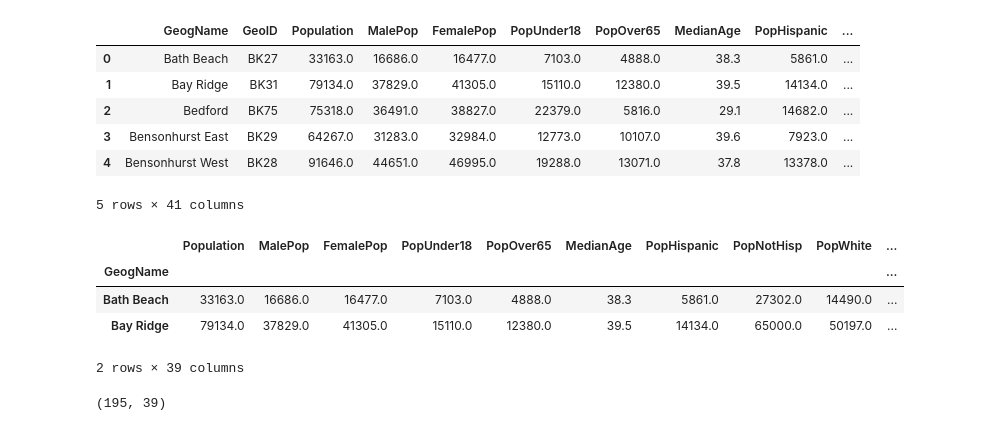
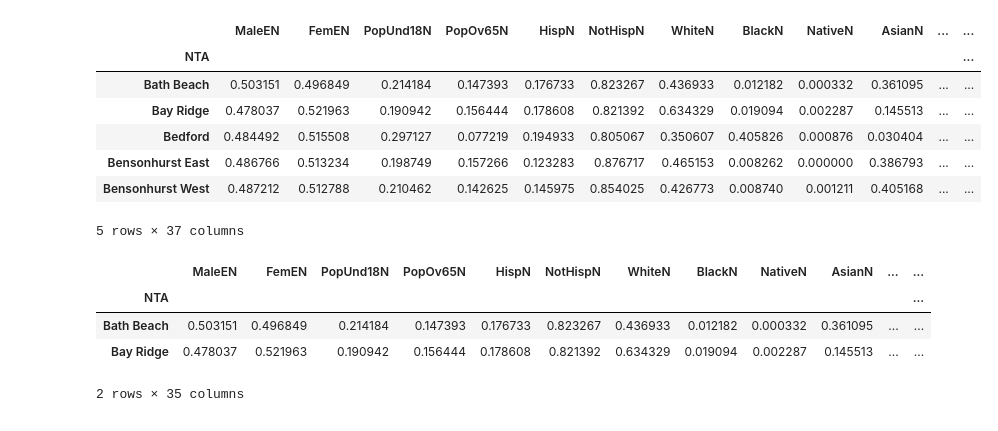
Before and after one commit to leonaisabelle/CUSP-ADS-Project, a Jupyter notebook: modelling_notebooks/PCA.ipynb, the cells around one changed output. Drawn from its saved outputs; the diff is of its cells as text; code cells hidden in the pictures.

```diff
--- a/modelling_notebooks/PCA.ipynb
+++ b/modelling_notebooks/PCA.ipynb
@@ -16,11 +11,12 @@ from sklearn.metrics import silhouette_samples, silhouette_score
 # %%
-data = pd.read_csv('../data/ACS_Merged_renamed.csv', index_col=0) # 2012-2016
+data = pd.read_csv('../data/Norm_Data_Final.csv', index_col=0) # 2012-2016
 data.head()
 # %% [output]
-|  | GeogName | GeoID | Population | MalePop | FemalePop | PopUnder18 | PopOver65 | MedianAge | PopHispanic | ... |
-| 0 | Bath Beach | BK27 | 33163.0 | 16686.0 | 16477.0 | 7103.0 | 4888.0 | 38.3 | 5861.0 | ... |
-| 1 | Bay Ridge | BK31 | 79134.0 | 37829.0 | 41305.0 | 15110.0 | 12380.0 | 39.5 | 14134.0 | ... |
-| 2 | Bedford | BK75 | 75318.0 | 36491.0 | 38827.0 | 22379.0 | 5816.0 | 29.1 | 14682.0 | ... |
-| 3 | Bensonhurst East | BK29 | 64267.0 | 31283.0 | 32984.0 | 12773.0 | 10107.0 | 39.6 | 7923.0 | ... |
-| 4 | Bensonhurst West | BK28 | 91646.0 | 44651.0 | 46995.0 | 19288.0 | 13071.0 | 37.8 | 13378.0 | ... |
+|  | MaleEN | FemEN | PopUnd18N | PopOv65N | HispN | NotHispN | WhiteN | BlackN | NativeN | AsianN | ... | ... |
+| NTA |  |  |  |  |  |  |  |  |  |  |  | ... |
+| Bath Beach | 0.503151 | 0.496849 | 0.214184 | 0.147393 | 0.176733 | 0.823267 | 0.436933 | 0.012182 | 0.000332 | 0.361095 | ... | ... |
+| Bay Ridge | 0.478037 | 0.521963 | 0.190942 | 0.156444 | 0.178608 | 0.821392 | 0.634329 | 0.019094 | 0.002287 | 0.145513 | ... | ... |
+| Bedford | 0.484492 | 0.515508 | 0.297127 | 0.077219 | 0.194933 | 0.805067 | 0.350607 | 0.405826 | 0.000876 | 0.030404 | ... | ... |
+| Bensonhurst East | 0.486766 | 0.513234 | 0.198749 | 0.157266 | 0.123283 | 0.876717 | 0.465153 | 0.008262 | 0.000000 | 0.386793 | ... | ... |
+| Bensonhurst West | 0.487212 | 0.512788 | 0.210462 | 0.142625 | 0.145975 | 0.854025 | 0.426773 | 0.008740 | 0.001211 | 0.405168 | ... | ... |
-5 rows × 41 columns
+5 rows × 37 columns
@@ -29,13 +23,10 @@ data.set_index('GeogName', inplace=True)
 # %%
-data = data.drop(columns=['GeoID'])
-data.head(2)
+y = data[['HasGarden', 'GardenCounts']]
+X = data.drop(columns=['HasGarden', 'GardenCounts'])
+X.head(2)
 # %% [output]
-|  | Population | MalePop | FemalePop | PopUnder18 | PopOver65 | MedianAge | PopHispanic | PopNotHisp | PopWhite | ... |
-| GeogName |  |  |  |  |  |  |  |  |  | ... |
-| Bath Beach | 33163.0 | 16686.0 | 16477.0 | 7103.0 | 4888.0 | 38.3 | 5861.0 | 27302.0 | 14490.0 | ... |
-| Bay Ridge | 79134.0 | 37829.0 | 41305.0 | 15110.0 | 12380.0 | 39.5 | 14134.0 | 65000.0 | 50197.0 | ... |
+|  | MaleEN | FemEN | PopUnd18N | PopOv65N | HispN | NotHispN | WhiteN | BlackN | NativeN | AsianN | ... | ... |
+| NTA |  |  |  |  |  |  |  |  |  |  |  | ... |
+| Bath Beach | 0.503151 | 0.496849 | 0.214184 | 0.147393 | 0.176733 | 0.823267 | 0.436933 | 0.012182 | 0.000332 | 0.361095 | ... | ... |
+| Bay Ridge | 0.478037 | 0.521963 | 0.190942 | 0.156444 | 0.178608 | 0.821392 | 0.634329 | 0.019094 | 0.002287 | 0.145513 | ... | ... |
-2 rows × 39 columns
+2 rows × 35 columns
-# %%
-data.shape
-# %% [output]
-(195, 39)
```
Also changed, not shown: parts of 13 cells of this notebook.
